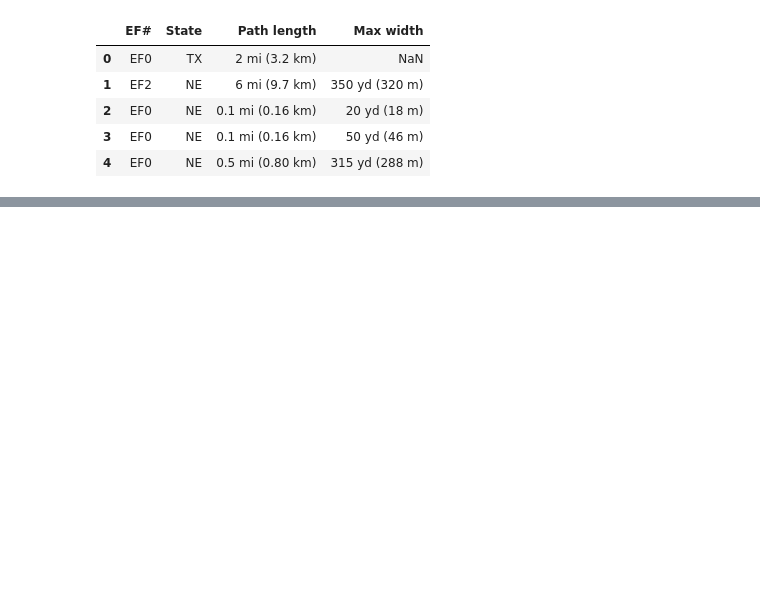
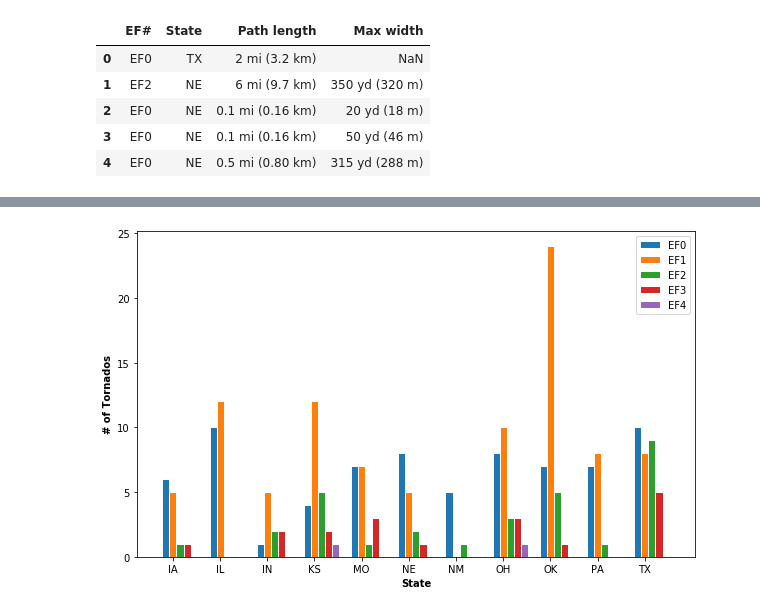
Before and after one commit to jameshonea/May-2019-Tornado-Outbreak, a Jupyter notebook: May_2019_Tornado_Outbreak.ipynb, the cells around one changed output, grey strips where cells are left out. Drawn from its saved outputs; the diff is of its cells as text; code cells hidden in the pictures; blank space fills up the shorter version.

Commit message:
Not sure why last graph is weird yet.

```diff
--- a/May_2019_Tornado_Outbreak.ipynb
+++ b/May_2019_Tornado_Outbreak.ipynb
@@ -3,6 +3,10 @@ May 2019 outbreak
 # %%
 import pandas as pd
 import matplotlib.pyplot as plt
+plt.rcParams['figure.figsize'] = (10,6)
+import numpy as np
+import re
+from sklearn.linear_model import LinearRegression
 # %%
 tornado_data = pd.read_csv('may2019outbreak.csv')
 tornado_data.head()
@@ -34,0 +103,14 @@ tornado_data.head()
+# %%
+states = ['AR','FL','LA','MD','MI','MN','ND','NJ','ID'] # states that don't meet the criteria.
+
+
+tornado_slice = tornado_data
+
+for e in states:
+    tornado_slice = tornado_slice[tornado_slice['State'] != e]
+
+
+tornado_slice
+tornado_count = tornado_slice.groupby(['State','EF#']).size()
+
+tornado_count
@@ -34,0 +135,57 @@ tornado_data.head()
+# %%
+EF0 = []
+EF1 = []
+EF2 = []
+EF3 = []
+EF4 = []
+
+
+states = ['IA','IL','IN','KS','MO','NE','NM','OH','OK','PA','TX']
+
+for e in states:
+    count = tornado_slice[tornado_slice['State'] == e]
+    count = count[count['EF#'] == 'EF0'].shape[0]
+    EF0.append(count)
+
+    count = tornado_slice[tornado_slice['State'] == e]
+    count = count[count['EF#'] == 'EF1'].shape[0]
+    EF1.append(count)
+
+    count = tornado_slice[tornado_slice['State'] == e]
+    count = count[count['EF#'] == 'EF2'].shape[0]
+    EF2.append(count)
+
+    count = tornado_slice[tornado_slice['State'] == e]
+    count = count[count['EF#'] == 'EF3'].shape[0]
+    EF3.append(count)
+
+    count = tornado_slice[tornado_slice['State'] == e]
+    count = count[count['EF#'] == 'EF4'].shape[0]
+    EF4.append(count)
+
+# create plot
+
+barWidth = 0.15
+
+r1 = np.arange(len(EF0))
+r2 = [x + barWidth for x in r1]
+r3 = [x + barWidth for x in r2]
+r4 = [x + barWidth for x in r3]
+r5 = [x + barWidth for x in r4]
+
+plt.bar(r1, EF0, width=barWidth, edgecolor='white', label='EF0')
+plt.bar(r2, EF1, width=barWidth, edgecolor='white', label='EF1')
+plt.bar(r3, EF2, width=barWidth, edgecolor='white', label='EF2')
+plt.bar(r4, EF3, width=barWidth, edgecolor='white', label='EF3')
+plt.bar(r5, EF4, width=barWidth, edgecolor='white', label='EF4')
+
+plt.xlabel('State', fontweight='bold')
+plt.ylabel('# of Tornados', fontweight='bold')
+plt.xticks([r + barWidth for r in range(len(EF0))], states)
+
+plt.rcParams['figure.figsize'] = (10,6)
+
+plt.legend()
+plt.show()
+# %% [output]
+[figure, added]
```
Also changed, not shown: parts of 12 cells of this notebook.
